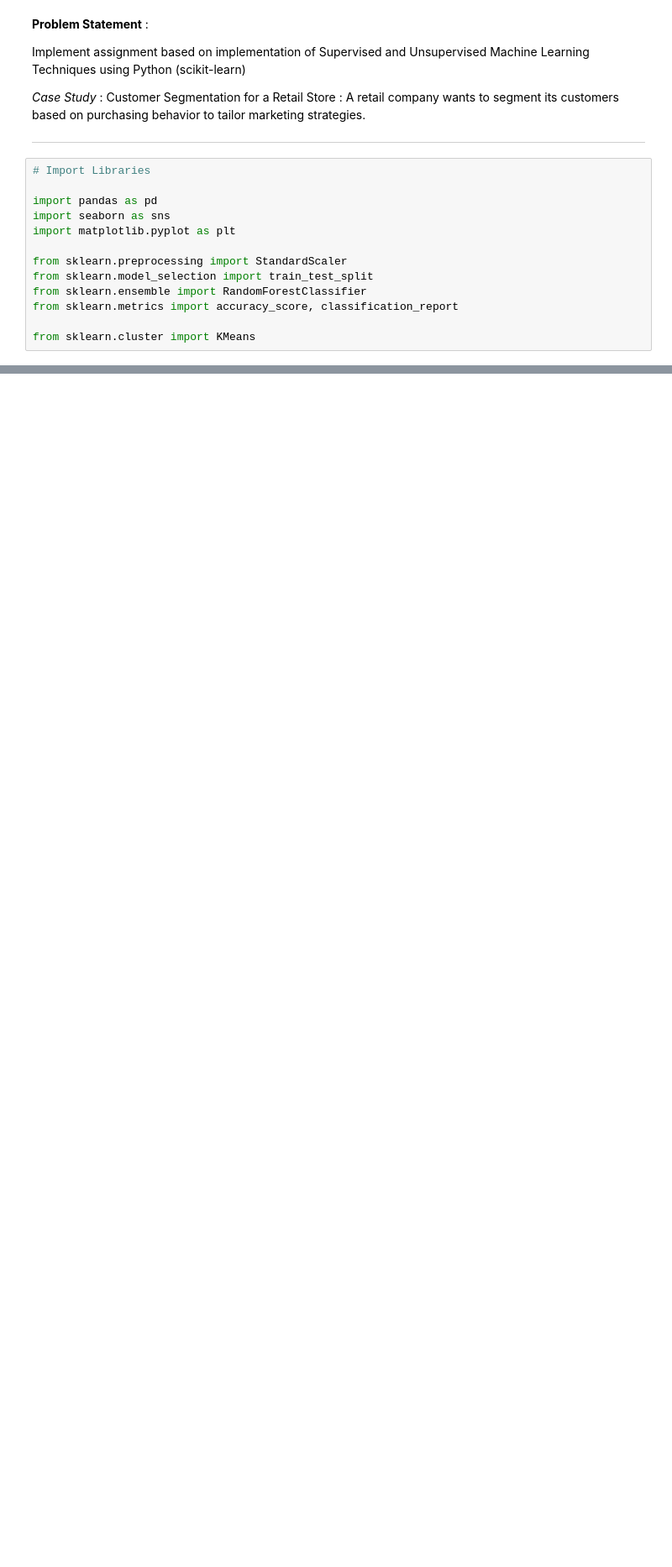
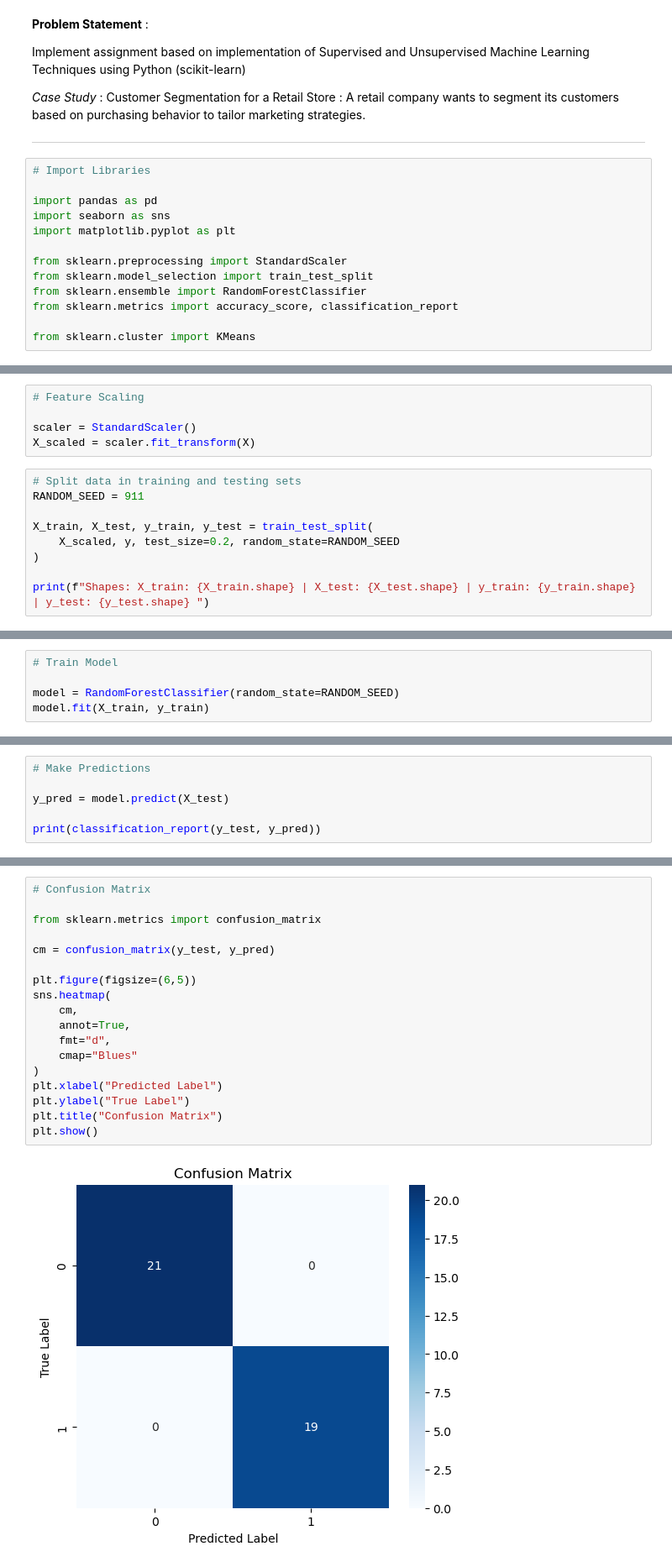
Before and after one commit to aashoday/fml-lab, a Jupyter notebook: notebooks/assignment_1.ipynb, the cells around one changed output, grey strips where cells are left out. Shown at 84% size. Drawn from its saved outputs; the diff is of its cells as text; blank space fills up the shorter version.

```diff
--- a/notebooks/assignment_1.ipynb
+++ b/notebooks/assignment_1.ipynb
@@ -40,0 +77,14 @@ FileNotFoundError: [Errno 2] No such file or directory: 'fml-lab/data/Mall_Custo
+# %%
+# Feature Scaling
+
+scaler = StandardScaler()
+X_scaled = scaler.fit_transform(X)
+# %%
+# Split data in training and testing sets
+RANDOM_SEED = 911
+
+X_train, X_test, y_train, y_test = train_test_split(
+    X_scaled, y, test_size=0.2, random_state=RANDOM_SEED
+)
+
+print(f"Shapes: X_train: {X_train.shape} | X_test: {X_test.shape} | y_train: {y_train.shape} | y_test: {y_test.shape} ")
@@ -40,0 +93,5 @@ FileNotFoundError: [Errno 2] No such file or directory: 'fml-lab/data/Mall_Custo
+# %%
+# Train Model
+
+model = RandomForestClassifier(random_state=RANDOM_SEED)
+model.fit(X_train, y_train)
@@ -40,0 +100,6 @@ FileNotFoundError: [Errno 2] No such file or directory: 'fml-lab/data/Mall_Custo
+# %%
+# Make Predictions
+
+y_pred = model.predict(X_test)
+
+print(classification_report(y_test, y_pred))
@@ -40,0 +115,20 @@ FileNotFoundError: [Errno 2] No such file or directory: 'fml-lab/data/Mall_Custo
+# %%
+# Confusion Matrix
+
+from sklearn.metrics import confusion_matrix
+
+cm = confusion_matrix(y_test, y_pred)
+
+plt.figure(figsize=(6,5))
+sns.heatmap(
+    cm,
+    annot=True,
+    fmt="d",
+    cmap="Blues"
+)
+plt.xlabel("Predicted Label")
+plt.ylabel("True Label")
+plt.title("Confusion Matrix")
+plt.show()
+# %% [output]
+[figure, added]
```
Also changed, not shown: parts of 10 cells of this notebook.
